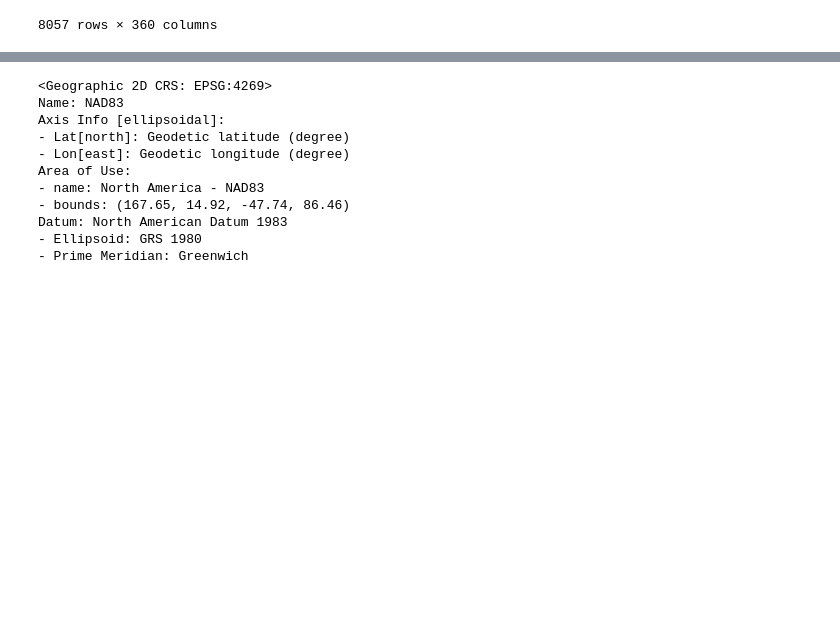
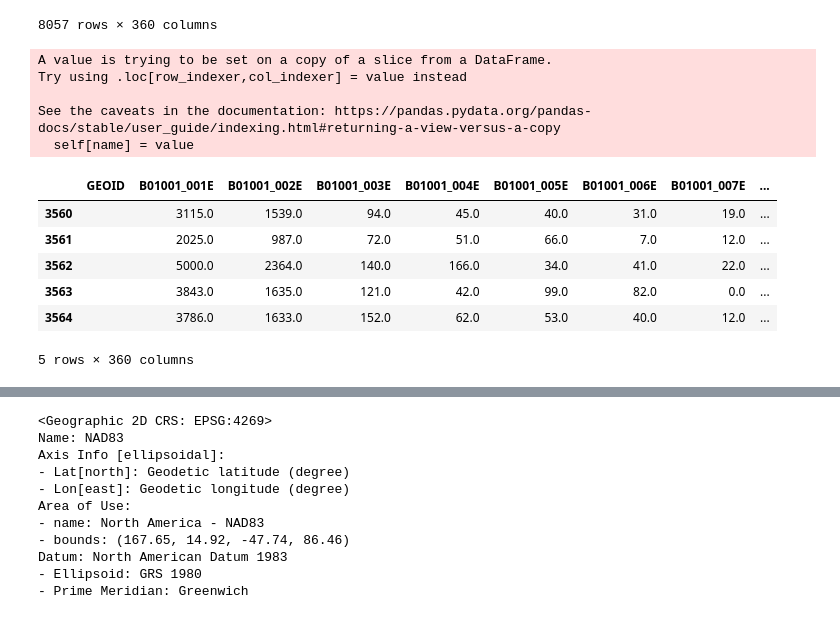
Before and after one commit to nnasr001/PBPL280S21Project1, a Jupyter notebook: Demographics.ipynb, the cells around one changed output, grey strips where cells are left out. Saved outputs shown, nothing was run; the diff lists cells and outputs as text; code cells hidden in the pictures; blank space fills up the shorter version.

```diff
--- a/Demographics.ipynb
+++ b/Demographics.ipynb
@@ -90,6 +90,24 @@ ca_tracts.rename(columns={'B01001_001E':'Estimate_Total','B01001_002E':'Estimate
 | 11615 | 14000US06115041000 | 7319.0 | 3861.0 | 204.0 | 245.0 | 423.0 | 167.0 | ... |
 | 11616 | 14000US06115041100 | 4447.0 | 2314.0 | 96.0 | 25.0 | 272.0 | 86.0 | ... |
 8057 rows × 360 columns
+# %%
+ca_tracts.GEOID=ca_tracts.GEOID.apply(lambda x:x[:-14000])
+# %% [output]
+A value is trying to be set on a copy of a slice from a DataFrame.
+Try using .loc[row_indexer,col_indexer] = value instead
+
+See the caveats in the documentation: https://pandas.pydata.org/pandas-docs/stable/user_guide/indexing.html#returning-a-view-versus-a-copy
+  self[name] = value
+# %%
+ca_tracts.head()
+# %% [output]
+|  | GEOID | B01001_001E | B01001_002E | B01001_003E | B01001_004E | B01001_005E | B01001_006E | B01001_007E | ... |
+| 3560 |  | 3115.0 | 1539.0 | 94.0 | 45.0 | 40.0 | 31.0 | 19.0 | ... |
+| 3561 |  | 2025.0 | 987.0 | 72.0 | 51.0 | 66.0 | 7.0 | 12.0 | ... |
+| 3562 |  | 5000.0 | 2364.0 | 140.0 | 166.0 | 34.0 | 41.0 | 22.0 | ... |
+| 3563 |  | 3843.0 | 1635.0 | 121.0 | 42.0 | 99.0 | 82.0 | 0.0 | ... |
+| 3564 |  | 3786.0 | 1633.0 | 152.0 | 62.0 | 53.0 | 40.0 | 12.0 | ... |
+5 rows × 360 columns
 # %%
 ## Adding Tracts for geometries
 # %%
```
Also changed, not shown: parts of 2 cells of this notebook, 1 other file.
